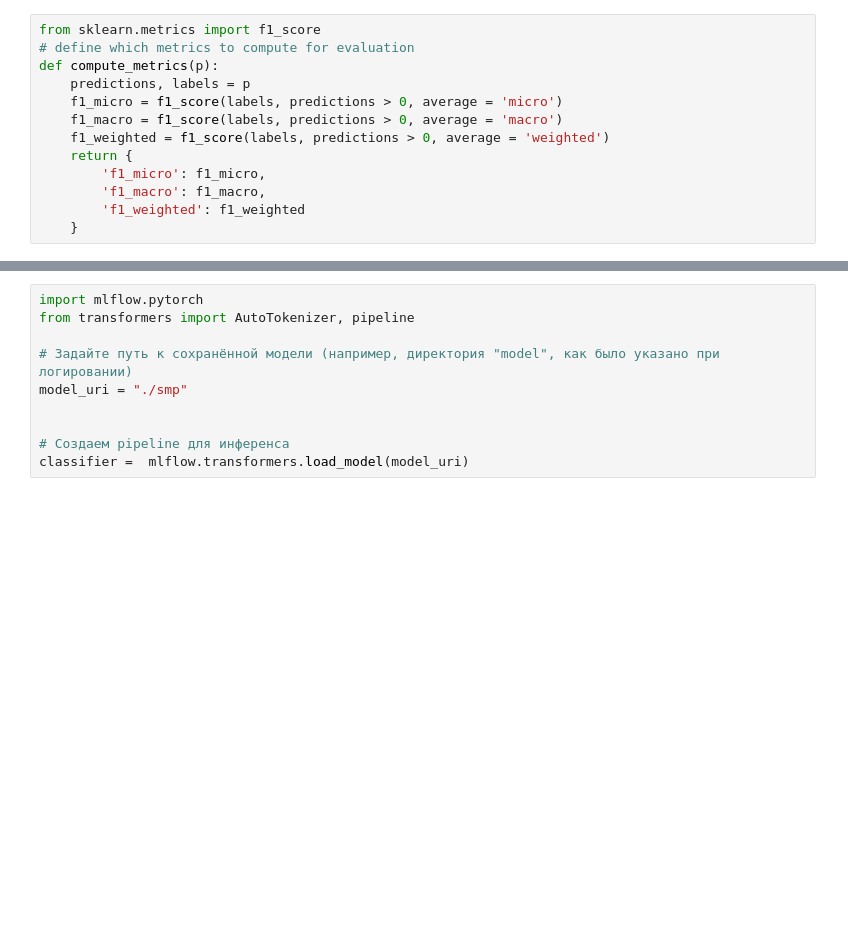
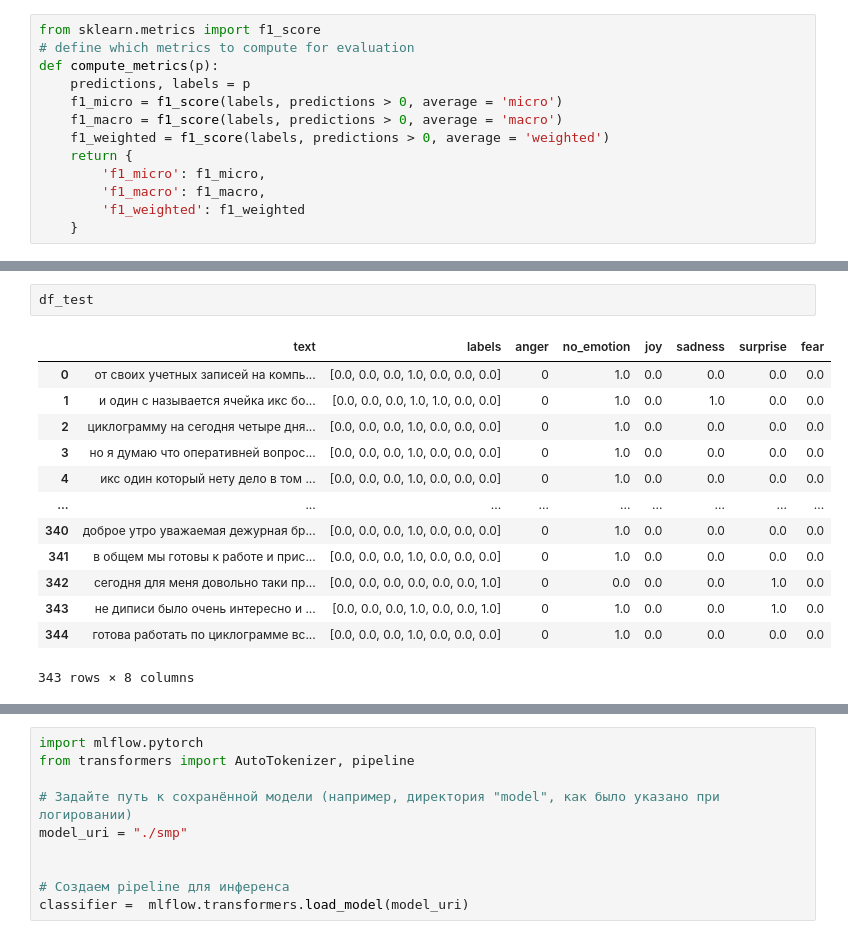
Before and after one commit to EchoStressAI/proto_mvp, a Jupyter notebook: convert/train.ipynb, the cells around one changed output, grey strips where cells are left out. Drawn from its saved outputs; the diff is of its cells as text; blank space fills up the shorter version.

```diff
--- a/convert/train.ipynb
+++ b/convert/train.ipynb
@@ -989,3 +795,19 @@ weighted avg       0.72      0.92      0.75       448
+# %%
+df_test
+# %% [output]
+|  | text | labels | anger | no_emotion | joy | sadness | surprise | fear |
+| 0 | от своих учетных записей на компь... | [0.0, 0.0, 0.0, 1.0, 0.0, 0.0, 0.0] | 0 | 1.0 | 0.0 | 0.0 | 0.0 | 0.0 |
+| 1 | и один с называется ячейка икс бо... | [0.0, 0.0, 0.0, 1.0, 1.0, 0.0, 0.0] | 0 | 1.0 | 0.0 | 1.0 | 0.0 | 0.0 |
+| 2 | циклограмму на сегодня четыре дня... | [0.0, 0.0, 0.0, 1.0, 0.0, 0.0, 0.0] | 0 | 1.0 | 0.0 | 0.0 | 0.0 | 0.0 |
+| 3 | но я думаю что оперативней вопрос... | [0.0, 0.0, 0.0, 1.0, 0.0, 0.0, 0.0] | 0 | 1.0 | 0.0 | 0.0 | 0.0 | 0.0 |
+| 4 | икс один который нету дело в том ... | [0.0, 0.0, 0.0, 1.0, 0.0, 0.0, 0.0] | 0 | 1.0 | 0.0 | 0.0 | 0.0 | 0.0 |
+| ... | ... | ... | ... | ... | ... | ... | ... | ... |
+| 340 | доброе утро уважаемая дежурная бр... | [0.0, 0.0, 0.0, 1.0, 0.0, 0.0, 0.0] | 0 | 1.0 | 0.0 | 0.0 | 0.0 | 0.0 |
+| 341 | в общем мы готовы к работе и прис... | [0.0, 0.0, 0.0, 1.0, 0.0, 0.0, 0.0] | 0 | 1.0 | 0.0 | 0.0 | 0.0 | 0.0 |
+| 342 | сегодня для меня довольно таки пр... | [0.0, 0.0, 0.0, 0.0, 0.0, 0.0, 1.0] | 0 | 0.0 | 0.0 | 0.0 | 1.0 | 0.0 |
+| 343 | не диписи было очень интересно и ... | [0.0, 0.0, 0.0, 1.0, 0.0, 0.0, 1.0] | 0 | 1.0 | 0.0 | 0.0 | 1.0 | 0.0 |
+| 344 | готова работать по циклограмме вс... | [0.0, 0.0, 0.0, 1.0, 0.0, 0.0, 0.0] | 0 | 1.0 | 0.0 | 0.0 | 0.0 | 0.0 |
+343 rows × 8 columns
 # %%
 import mlflow.pytorch
 from transformers import AutoTokenizer, pipeline
```
Also changed, not shown: parts of 23 cells of this notebook, 3 other files.
